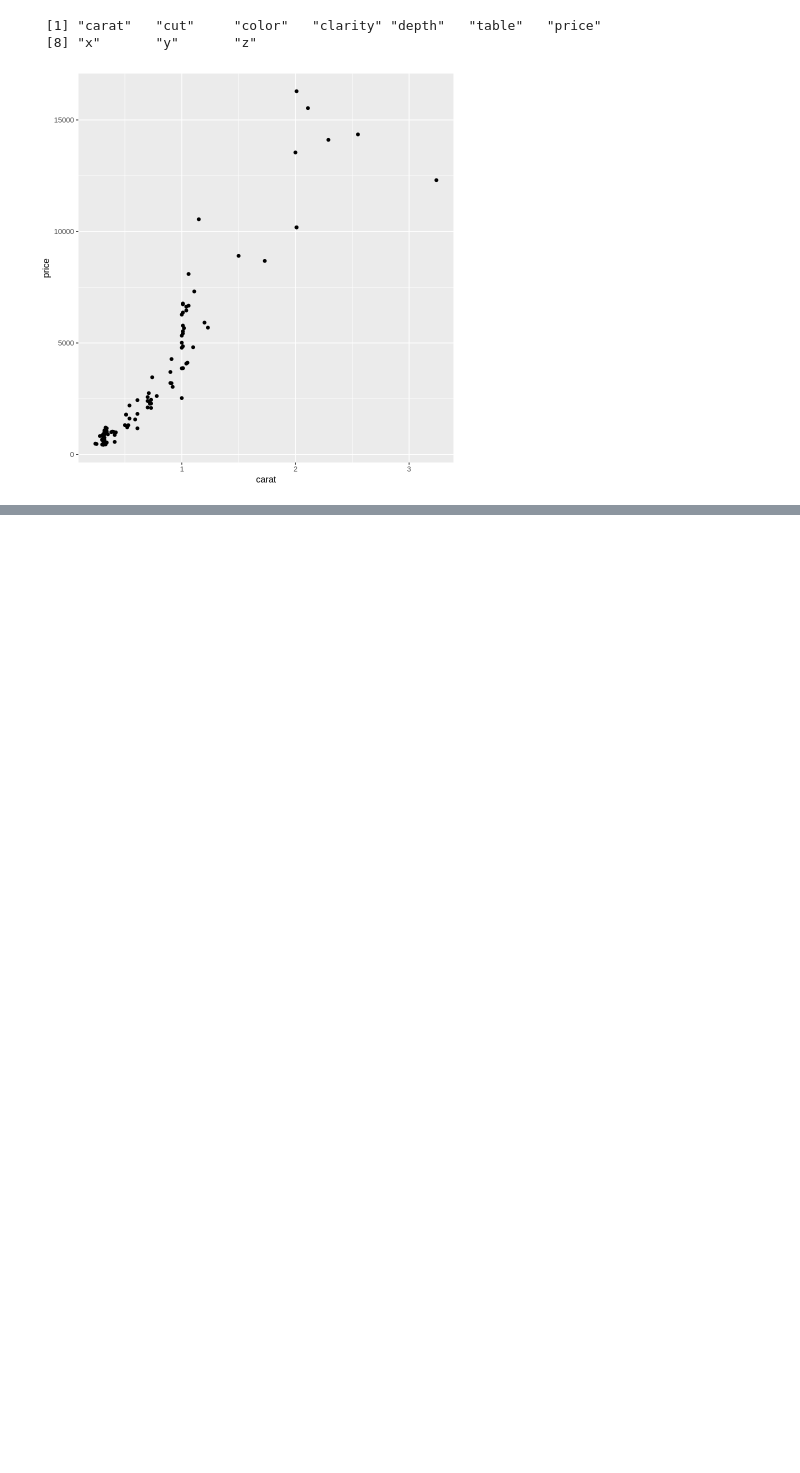
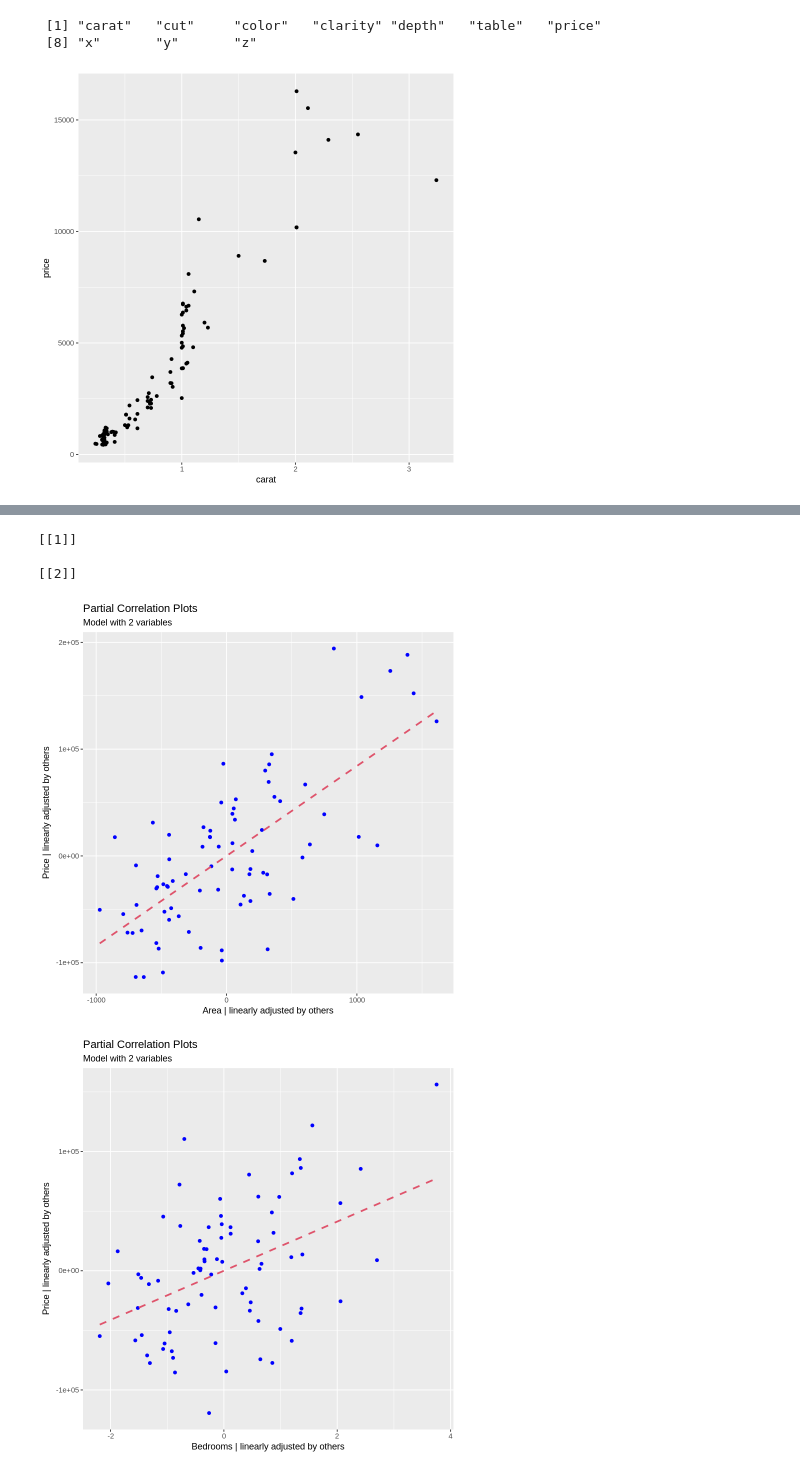
Before and after one commit to gitcnk/Kaggle_Jupyter_test, a Jupyter notebook: colab_github_test.ipynb, the cells around one changed output, grey strips where cells are left out. Saved outputs shown, nothing was run; the diff lists cells and outputs as text; code cells hidden in the pictures; blank space fills up the shorter version.

```diff
--- a/colab_github_test.ipynb
+++ b/colab_github_test.ipynb
@@ -28,0 +54,15 @@ diamonds %>%
+# %%
+house_data1 <- read.csv('https://raw.githubusercontent.com/gitcnk/Data/master/Stat152/house_data1.csv')
+house_data2 <- read.csv('https://raw.githubusercontent.com/gitcnk/Data/master/Stat152/house_data2.csv')
+
+
+m1 <- lm(Price ~ Area + Bedrooms, data = house_data1)
+m2 <- lm(Price ~ Area + Bedrooms, data = house_data2)
+# %%
+ggAVPLOTS(m1, LINE = 'Yes')
+# %% [output]
+[[1]]
+
+[[2]]
+[figure, added]
+[figure, added]
```
Also changed, not shown: parts of 1 cell of this notebook.
